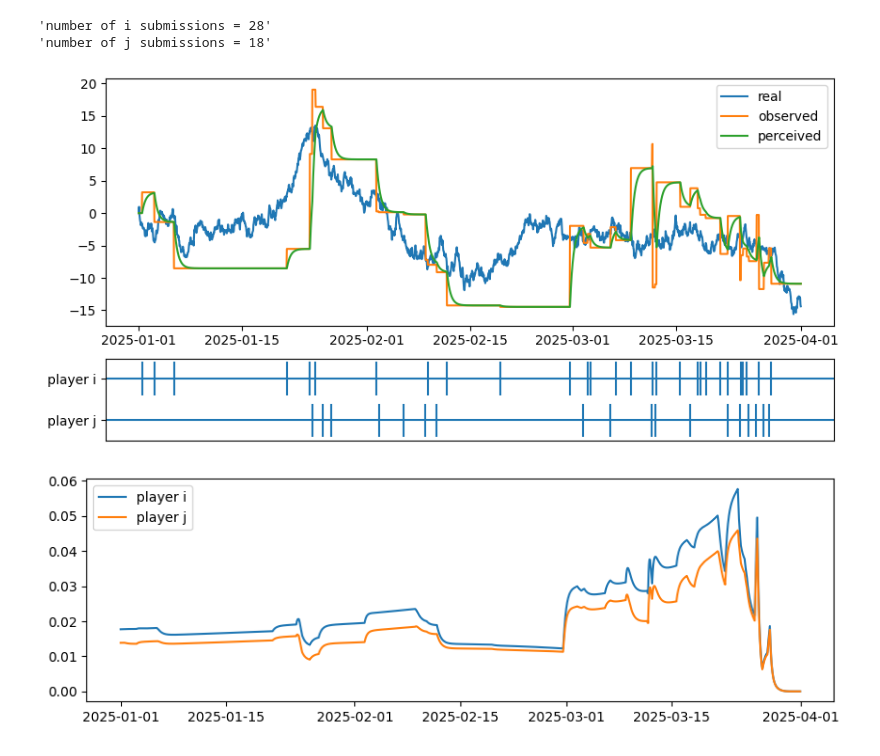
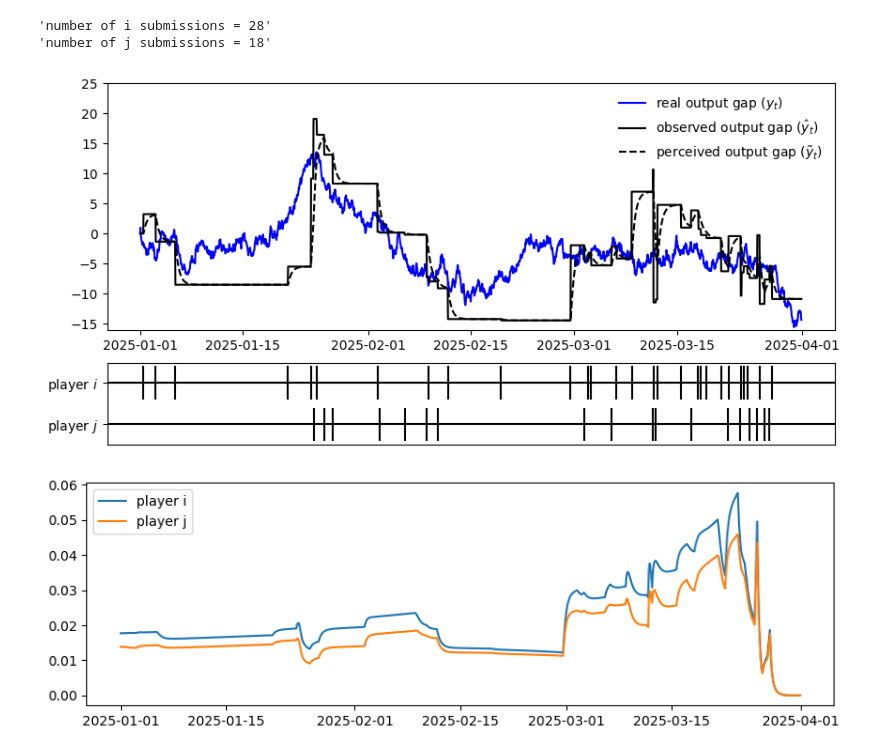
Before and after one commit to zhuanglinsheng/kaggle-contest-design, a Jupyter notebook: synthetic_data/Synthetic_Data_90.ipynb, the cells around one changed output. Saved outputs shown, nothing was run; the diff lists cells and outputs as text; code cells hidden in the pictures.

Commit message:
update-paper

```diff
--- a/synthetic_data/Synthetic_Data_90.ipynb
+++ b/synthetic_data/Synthetic_Data_90.ipynb
@@ -111,17 +122,24 @@ def plot_ts_events(
 	ax_events.set_yticklabels(yticklabels)
 	return fig, ax_main, ax_events
 # %%
-fig, _, _ = plot_ts_events(time_grids, {
-			'real': real_gap_dynamic[:-1],
-			'observed': observed_gap_dynamic[:-1],
-			'perceived': perceived_gap_dynamic[:-1],
-			#'effort gap (cumsum)': (i_effort_dynamic - j_effort_dynamic).cumsum(),
-		}, {
-			'player i': observed_i_commits,
-			'player j': observed_j_commits,
-	})
+fig, _, _ = plot_ts_events(
+		time_grids,
+		ts = {
+			r'real output gap ($y_t$)': real_gap_dynamic[:-1],
+			r'observed output gap ($\hat{y}_t$)': observed_gap_dynamic[:-1],
+			r'perceived output gap ($\tilde{y}_t$)': perceived_gap_dynamic[:-1],
+		},
+		events = {
+			r'player $i$': observed_i_commits,
+			r'player $j$': observed_j_commits,
+		},
+		ts_colors=['blue', 'black', 'black'],
+		ts_linestyles=['solid', 'solid', 'dashed'],
+		ylim = (-16, 25)
+	)
+fig.savefig("../paper/synthetic_data.pdf", bbox_inches='tight')
 # %% [output]
-[figure, old version]
+[figure, new version]
 # %%
 plt.figure(figsize=(10, 3))
 plt.plot(np.array(time_grids), i_effort_dynamic, label='player i')
```
Also changed, not shown: parts of 5 cells of this notebook, 5 other files.
